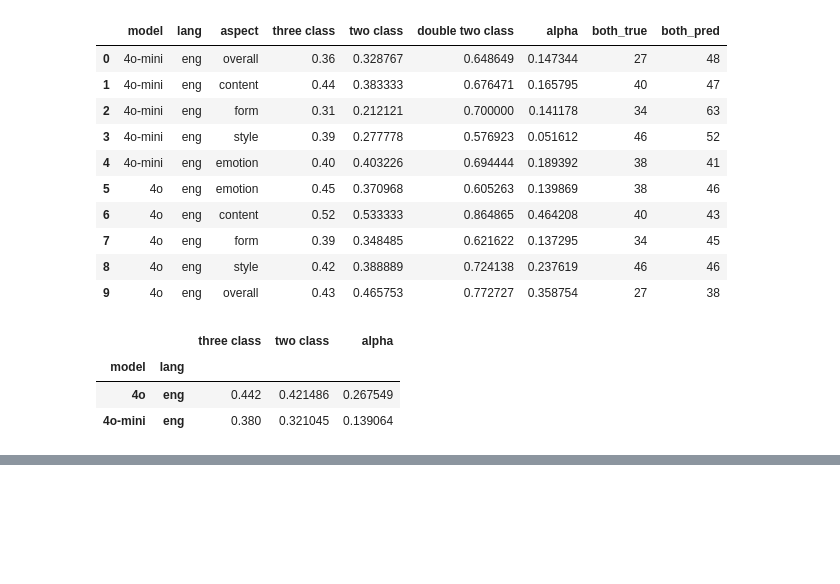
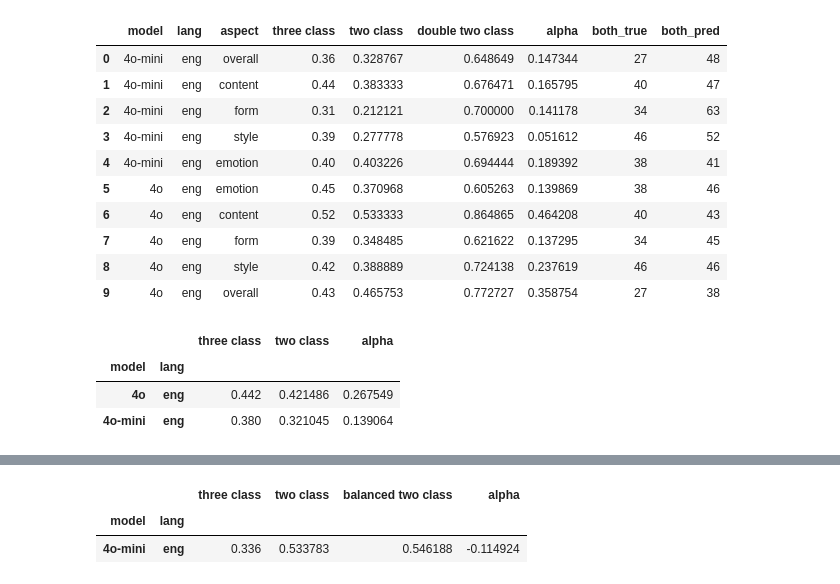
Before and after one commit to LeKonArD/DH25_LLM_poemsim, a Jupyter notebook: Evaluation.ipynb, the cells around one changed output, grey strips where cells are left out. Cells and saved outputs as stored; diff of their text form; code cells hidden in the pictures; blank space fills up the shorter version.

```diff
--- a/Evaluation.ipynb
+++ b/Evaluation.ipynb
@@ -718,0 +774,6 @@ frame.groupby(["model","lang"])[['three class', 'two class', 'alpha']].mean()
+# %%
+frame.groupby(["model","lang"])[['three class', 'two class', 'balanced two class', 'alpha']].mean()
+# %% [output]
+|  |  | three class | two class | balanced two class | alpha |
+| model | lang |  |  |  |  |
+| 4o-mini | eng | 0.336 | 0.533783 | 0.546188 | -0.114924 |
```
Also changed, not shown: parts of 6 cells of this notebook.
